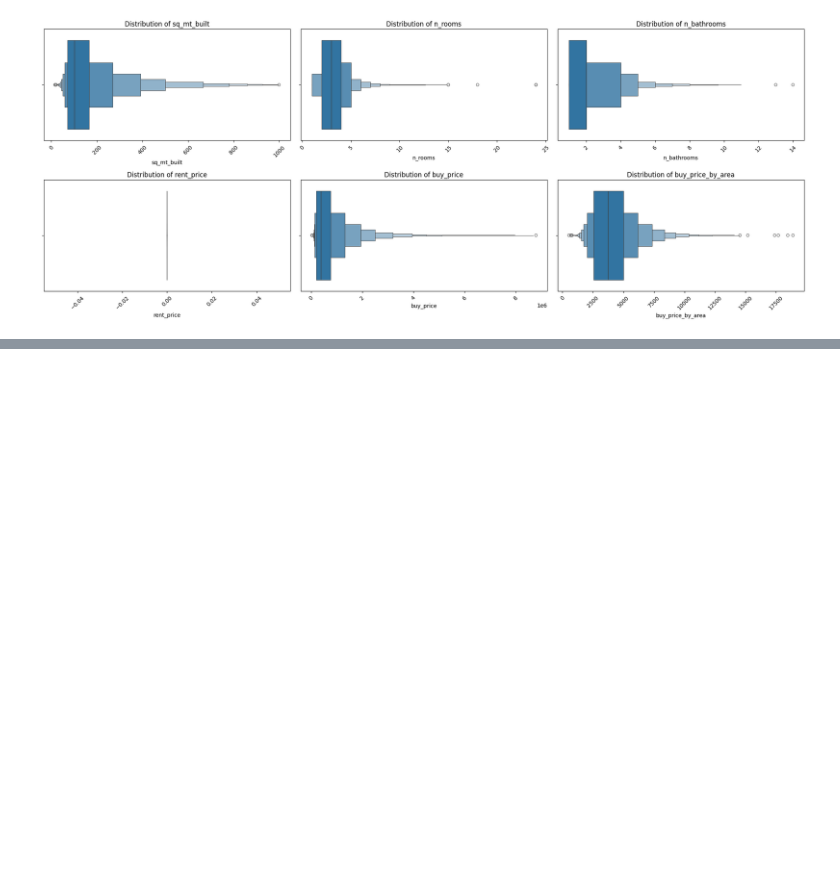
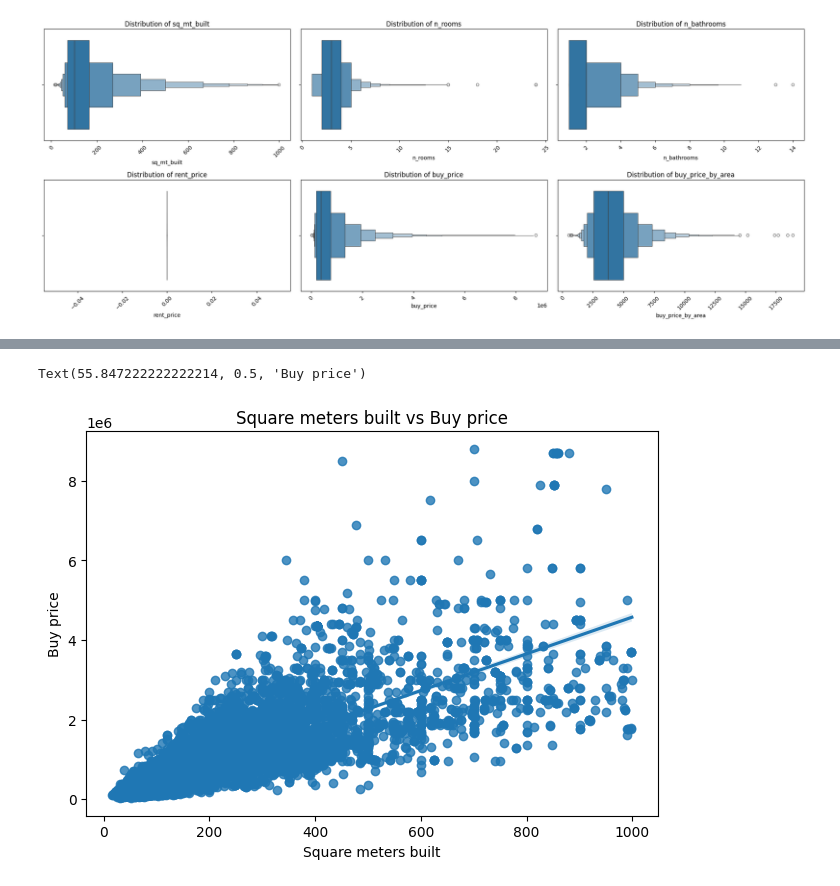
Before and after one commit to ahmedllshafiey/Mardrid-Analysis, a Jupyter notebook: Madrid.ipynb, the cells around one changed output, grey strips where cells are left out. Drawn from its saved outputs; the diff is of its cells as text; code cells hidden in the pictures; blank space fills up the shorter version.

```diff
--- a/Madrid.ipynb
+++ b/Madrid.ipynb
@@ -236,0 +243,9 @@ px.bar(df['district'].value_counts(), title='Number of properties by district')
+# %%
+sns.regplot(x='sq_mt_built', y='buy_price', data=df)
+plt.title('Square meters built vs Buy price')
+plt.tight_layout()
+plt.xlabel('Square meters built')
+plt.ylabel('Buy price')
+# %% [output]
+Text(55.847222222222214, 0.5, 'Buy price')
+[figure, added]
```
Also changed, not shown: parts of 2 cells of this notebook.
